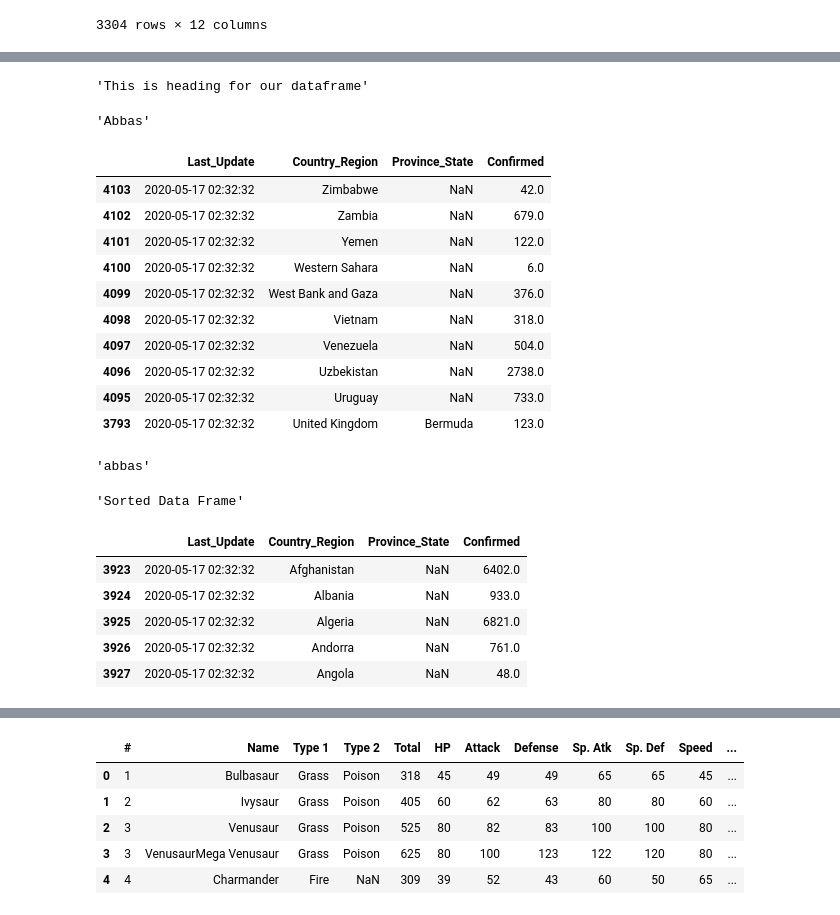
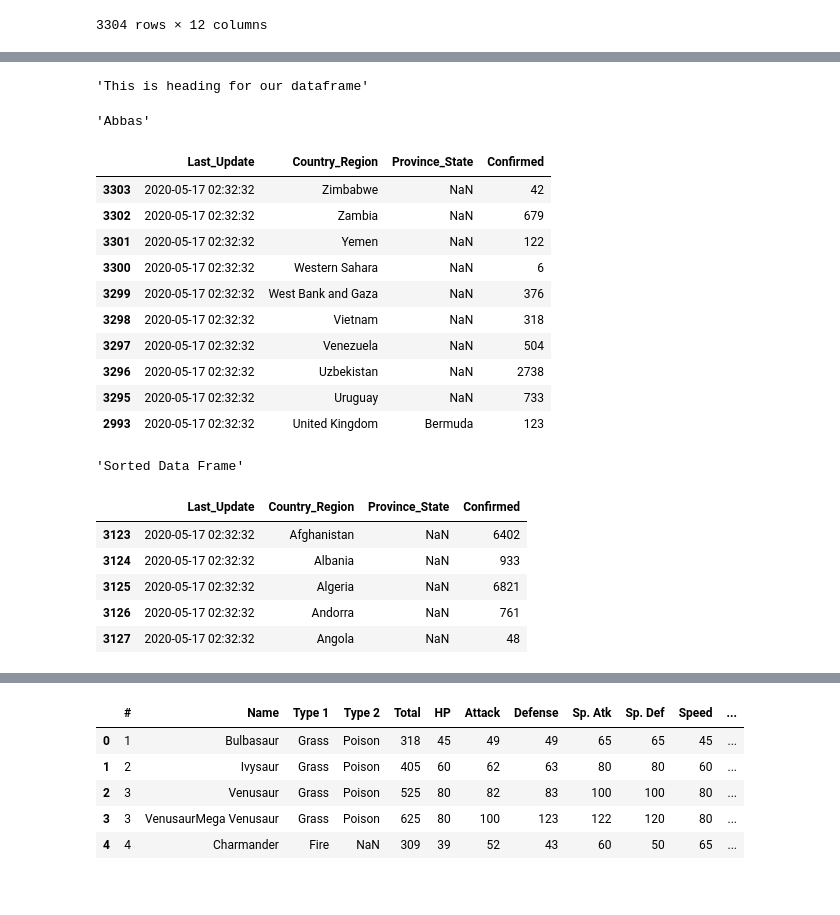
Before and after one commit to abbasmalekpour/AdalegIT, a Jupyter notebook: notebooks/03-Pandas/02-pandas.ipynb, the cells around one changed output, grey strips where cells are left out. Drawn from its saved outputs; the diff is of its cells as text; code cells hidden in the pictures.

```diff
--- a/notebooks/03-Pandas/02-pandas.ipynb
+++ b/notebooks/03-Pandas/02-pandas.ipynb
@@ -90,7 +109,9 @@ pd.merge(daf1, daf2, on='id', how='right')
 # %%
 import pandas as pd
 # %%
-df = pd.read_csv('../../data/sample_covid19.csv') # for each root folder lever to reach we add "../""
+df = pd.read_csv(
+    "../../data/sample_covid19.csv"
+)  # for each root folder lever to reach we add "../""
 # %%
 df
 # %% [output]
@@ -110,7 +131,8 @@ df
 # %%
 # Append all CSV files
 path =r'../../data/'
-filenames = glob.glob(path + "*.csv")
+filenames = glob.glob(path + "sample_covid19.csv")
+print(filenames)
 covid = pd.DataFrame()
 for f in filenames:
     df = pd.read_csv(f)
@@ -191,30 +212,34 @@ df1.loc[df1['Country_Region']== 'Germany']
 # %%
-display('This is heading for our dataframe','Abbas', df1.sort_values(['Country_Region'], ascending=False ).head(10))
-'abbas'
+display(
+    "This is heading for our dataframe",
+    "Abbas",
+    df1.sort_values(["Country_Region"], ascending=False).head(10),
+)
 # %% [output]
 'This is heading for our dataframe'
 'Abbas'
 |  | Last_Update | Country_Region | Province_State | Confirmed |
-| 4103 | 2020-05-17 02:32:32 | Zimbabwe | NaN | 42.0 |
-| 4102 | 2020-05-17 02:32:32 | Zambia | NaN | 679.0 |
-| 4101 | 2020-05-17 02:32:32 | Yemen | NaN | 122.0 |
-| 4100 | 2020-05-17 02:32:32 | Western Sahara | NaN | 6.0 |
-| 4099 | 2020-05-17 02:32:32 | West Bank and Gaza | NaN | 376.0 |
-| 4098 | 2020-05-17 02:32:32 | Vietnam | NaN | 318.0 |
-| 4097 | 2020-05-17 02:32:32 | Venezuela | NaN | 504.0 |
-| 4096 | 2020-05-17 02:32:32 | Uzbekistan | NaN | 2738.0 |
-| 4095 | 2020-05-17 02:32:32 | Uruguay | NaN | 733.0 |
-| 3793 | 2020-05-17 02:32:32 | United Kingdom | Bermuda | 123.0 |
+| 3303 | 2020-05-17 02:32:32 | Zimbabwe | NaN | 42 |
+| 3302 | 2020-05-17 02:32:32 | Zambia | NaN | 679 |
+| 3301 | 2020-05-17 02:32:32 | Yemen | NaN | 122 |
+| 3300 | 2020-05-17 02:32:32 | Western Sahara | NaN | 6 |
+| 3299 | 2020-05-17 02:32:32 | West Bank and Gaza | NaN | 376 |
+| 3298 | 2020-05-17 02:32:32 | Vietnam | NaN | 318 |
+| 3297 | 2020-05-17 02:32:32 | Venezuela | NaN | 504 |
+| 3296 | 2020-05-17 02:32:32 | Uzbekistan | NaN | 2738 |
+| 3295 | 2020-05-17 02:32:32 | Uruguay | NaN | 733 |
+| 2993 | 2020-05-17 02:32:32 | United Kingdom | Bermuda | 123 |
-'abbas'
 # %%
-#Sort Data Frame
-display('Sorted Data Frame', df1.sort_values(['Country_Region'], ascending=True).head(5))
+# Sort Data Frame
+display(
+    "Sorted Data Frame", df1.sort_values(["Country_Region"], ascending=True).head(5)
+)
 # %% [output]
 'Sorted Data Frame'
 |  | Last_Update | Country_Region | Province_State | Confirmed |
-| 3923 | 2020-05-17 02:32:32 | Afghanistan | NaN | 6402.0 |
-| 3924 | 2020-05-17 02:32:32 | Albania | NaN | 933.0 |
-| 3925 | 2020-05-17 02:32:32 | Algeria | NaN | 6821.0 |
-| 3926 | 2020-05-17 02:32:32 | Andorra | NaN | 761.0 |
-| 3927 | 2020-05-17 02:32:32 | Angola | NaN | 48.0 |
+| 3123 | 2020-05-17 02:32:32 | Afghanistan | NaN | 6402 |
+| 3124 | 2020-05-17 02:32:32 | Albania | NaN | 933 |
+| 3125 | 2020-05-17 02:32:32 | Algeria | NaN | 6821 |
+| 3126 | 2020-05-17 02:32:32 | Andorra | NaN | 761 |
+| 3127 | 2020-05-17 02:32:32 | Angola | NaN | 48 |
 # %%
```
Also changed, not shown: parts of 120 cells of this notebook, 4 other files.
